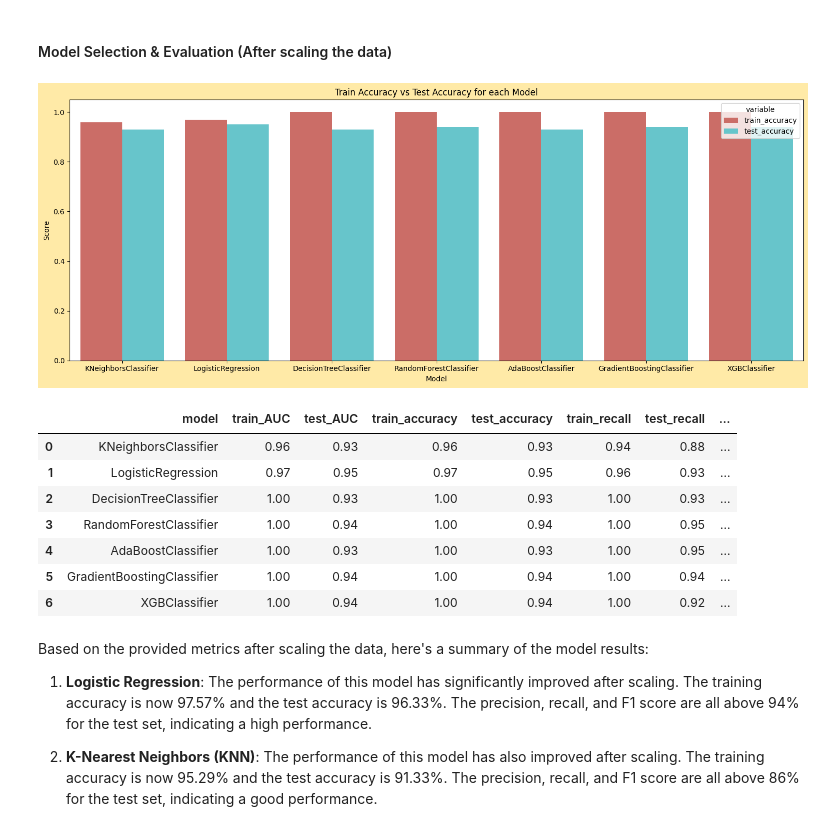
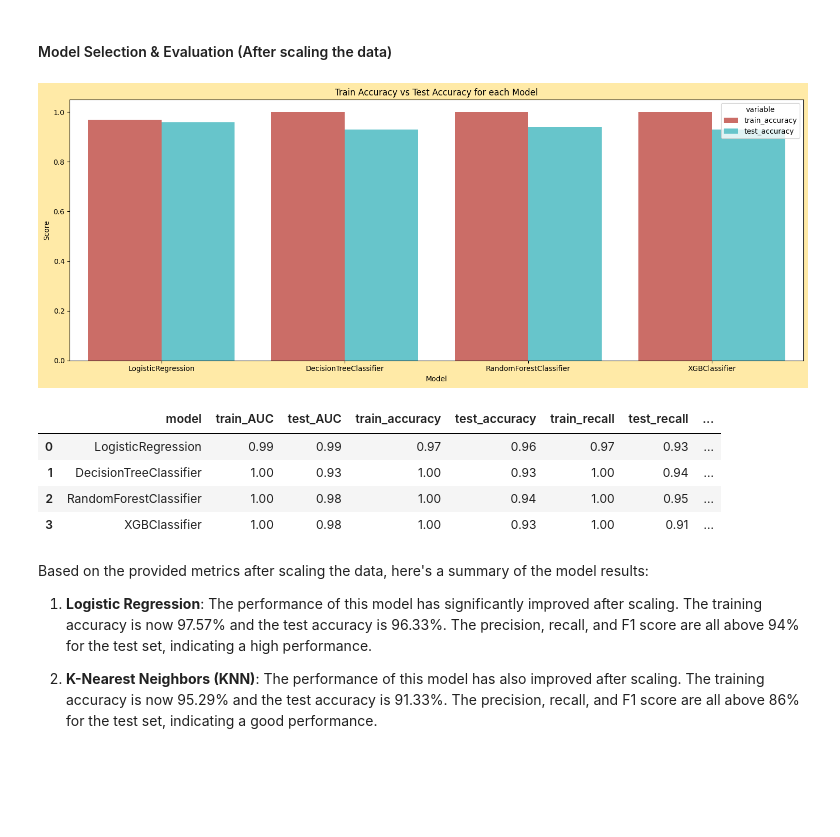
Before and after one commit to azaryasph/Predict-Customer-Clicked-Ads-Classification-By-Using-Machine-Learning, a Jupyter notebook: notebook/Predict Customer Clicked Ads Classification By Using Machine Learning.ipynb, the cells around one changed output. Saved outputs shown, nothing was run; the diff lists cells and outputs as text; code cells hidden in the pictures; blank space fills up the shorter version.

Commit message:
chore: modelling without train test split first

```diff
--- a/notebook/Predict Customer Clicked Ads Classification By Using Machine Learning.ipynb
+++ b/notebook/Predict Customer Clicked Ads Classification By Using Machine Learning.ipynb
@@ -675,7 +675,6 @@ from the ANNOVA test result above, we can infer that:
 notsig_feats = [
     'Unnamed: 0',
     'timestamp',
-    'city',
     'ad_category',
     'city',
     'month_ad_clicked',
@@ -683,8 +682,7 @@ notsig_feats = [
     'day_ad_clicked',
     'hour_ad_clicked',
     'minute_ad_clicked',
-    'is_weekend',
-    'ad_category'
+    'is_weekend'
 ]
 
 # Drop the specified columns from the dataframe
@@ -756,7 +754,7 @@ provincecode = pd.get_dummies(dfm['province'], prefix='province').astype(int)
 dfm = pd.concat([dfm, provincecode], axis=1)
 
 # Drop the original 'province' columns
-dfm.drop(['province'], inplace=True, axis=1)
+dfm.drop(['province', 'age_group'], inplace=True, axis=1)
 
 print('DataFrame after feature encoding:')
 display(dfm.head())
@@ -846,16 +950,14 @@ def evaluate_model(model, X_train, y_train, X_test, y_test):
 # %%
 lr = LogisticRegression(random_state=1103)
-knn = KNeighborsClassifier()
 dt = DecisionTreeClassifier(random_state=1103)
 rf = RandomForestClassifier(random_state=1103)
-abc = AdaBoostClassifier(random_state=1103)
-gbc = GradientBoostingClassifier(random_state=1103)
 xgb = XGBClassifier(random_state=1103)
+
 # List of models
-models = [knn, lr, dt, rf, abc, gbc, xgb]
+models = [lr, dt, rf, xgb]
 
 # Evaluate each model
-results = [evaluate_model(model, X_train, y_train, X_test, y_test) for model in models]
+results = [evaluate_model(model, X_train, y_train, X_test, y_test, 0.5) for model in models]
 
 # Convert the results to a DataFrame
 df_model = pd.DataFrame(results)
@@ -883,0 +983,24 @@ display(df_model)
+# %%
+# Plot the ROC curve for each model
+plt.figure(figsize=(10, 6), facecolor='#FFEAA7')
+
+# Plot the ROC curve for each model
+for model in models:
+    model.fit(X_train, y_train)
+    y_test_prob = model.predict_proba(X_test)[:, 1]
+    fpr, tpr, _ = roc_curve(y_test, y_test_prob)
+    plt.plot(fpr, tpr, label=model.__class__.__name__)
+
+# Plot the ROC curve for a random classifier
+plt.plot([0, 1], [0, 1], linestyle='--', color='black')
+
+# Add labels and title to the plot
+plt.xlabel('False Positive Rate')
+
+plt.ylabel('True Positive Rate')
+
+plt.title('ROC Curve')
+
+plt.legend()
+
+plt.show()
@@ -947,32 +1072,29 @@ Scaled Testing Data:
 #### Model Selection & Evaluation (After scaling the data)
 # %%
 # Evaluate each model
-results = [evaluate_model(model, X_scaled, y_train, X_test_scaled, y_test) for model in models]
+results = [evaluate_model(model, X_scaled, y_train, X_test_scaled, y_test, 0.5) for model in models]
 
 # Convert the results to a DataFrame
 df_model2 = pd.DataFrame(results)
 
 df_melted2 = df_model2.melt(id_vars='model', value_vars=['train_accuracy', 'test_accuracy'])
 
 plt.figure(figsize=(15, 6), facecolor='#FFEAA7')
 sns.barplot(x='model', y='value', hue='variable', data=df_melted2, palette='hls')
 plt.xlabel('Model')
 plt.ylabel('Score')
 plt.title('Train Accuracy vs Test Accuracy for each Model')
 plt.tight_layout()
 plt.show()
 
 display(df_model2)
 # %% [output]
-[figure, old version]
+[figure, new version]
 |  | model | train_AUC | test_AUC | train_accuracy | test_accuracy | train_recall | test_recall | ... |
-| 0 | KNeighborsClassifier | 0.96 | 0.93 | 0.96 | 0.93 | 0.94 | 0.88 | ... |
-| 1 | LogisticRegression | 0.97 | 0.95 | 0.97 | 0.95 | 0.96 | 0.93 | ... |
-| 2 | DecisionTreeClassifier | 1.00 | 0.93 | 1.00 | 0.93 | 1.00 | 0.93 | ... |
-| 3 | RandomForestClassifier | 1.00 | 0.94 | 1.00 | 0.94 | 1.00 | 0.95 | ... |
-| 4 | AdaBoostClassifier | 1.00 | 0.93 | 1.00 | 0.93 | 1.00 | 0.95 | ... |
-| 5 | GradientBoostingClassifier | 1.00 | 0.94 | 1.00 | 0.94 | 1.00 | 0.94 | ... |
-| 6 | XGBClassifier | 1.00 | 0.94 | 1.00 | 0.94 | 1.00 | 0.92 | ... |
+| 0 | LogisticRegression | 0.99 | 0.99 | 0.97 | 0.96 | 0.97 | 0.93 | ... |
+| 1 | DecisionTreeClassifier | 1.00 | 0.93 | 1.00 | 0.93 | 1.00 | 0.94 | ... |
+| 2 | RandomForestClassifier | 1.00 | 0.98 | 1.00 | 0.94 | 1.00 | 0.95 | ... |
+| 3 | XGBClassifier | 1.00 | 0.98 | 1.00 | 0.93 | 1.00 | 0.91 | ... |
 # %% [markdown]
 Based on the provided metrics after scaling the data, here's a summary of the model results:
 
```
Also changed, not shown: parts of 17 cells of this notebook.
